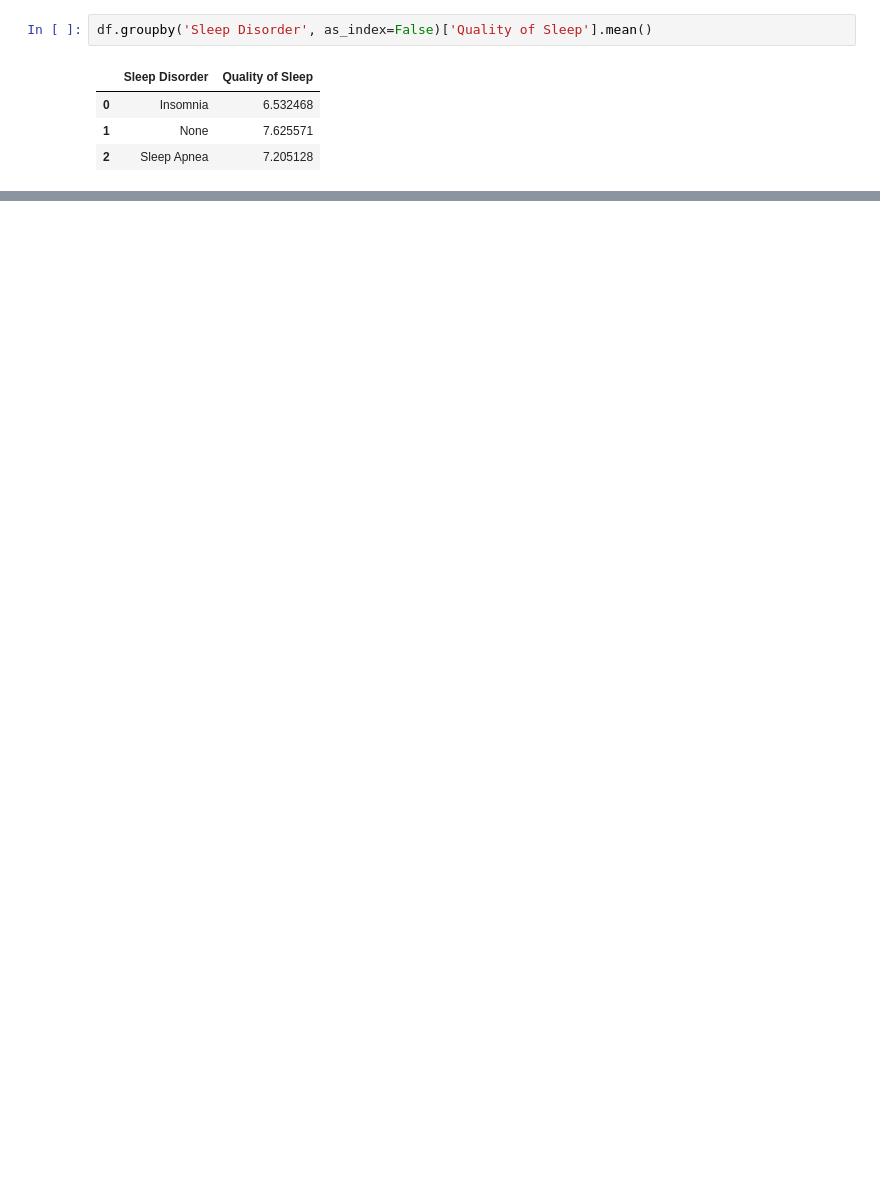
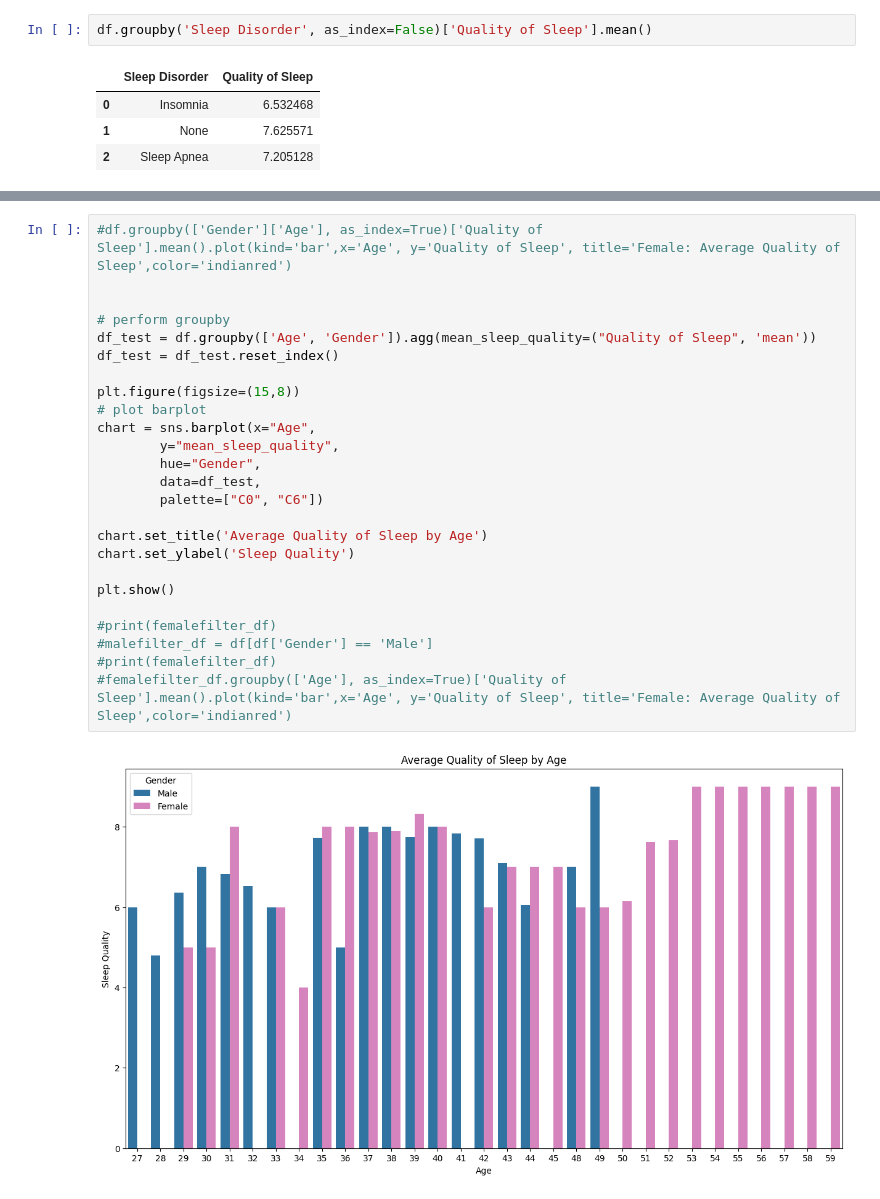
Before and after one commit to lauravos/capstone-project, a Jupyter notebook: EDA.ipynb, the cells around one changed output, grey strips where cells are left out. Saved outputs shown, nothing was run; the diff lists cells and outputs as text; blank space fills up the shorter version.

```diff
--- a/EDA.ipynb
+++ b/EDA.ipynb
@@ -195,0 +227,27 @@ plt.show()
+# %%
+#df.groupby(['Gender']['Age'], as_index=True)['Quality of Sleep'].mean().plot(kind='bar',x='Age', y='Quality of Sleep', title='Female: Average Quality of Sleep',color='indianred')
+
+
+# perform groupby
+df_test = df.groupby(['Age', 'Gender']).agg(mean_sleep_quality=("Quality of Sleep", 'mean'))
+df_test = df_test.reset_index()
+
+plt.figure(figsize=(15,8))
+# plot barplot
+chart = sns.barplot(x="Age",
+		y="mean_sleep_quality",
+		hue="Gender",
+		data=df_test,
+        palette=["C0", "C6"])
+
+chart.set_title('Average Quality of Sleep by Age')
+chart.set_ylabel('Sleep Quality')
+
+plt.show()
+
+#print(femalefilter_df)
+#malefilter_df = df[df['Gender'] == 'Male']
+#print(femalefilter_df)
+#femalefilter_df.groupby(['Age'], as_index=True)['Quality of Sleep'].mean().plot(kind='bar',x='Age', y='Quality of Sleep', title='Female: Average Quality of Sleep',color='indianred')
+# %% [output]
+[figure, added]
```
Also changed, not shown: parts of 15 cells of this notebook.
